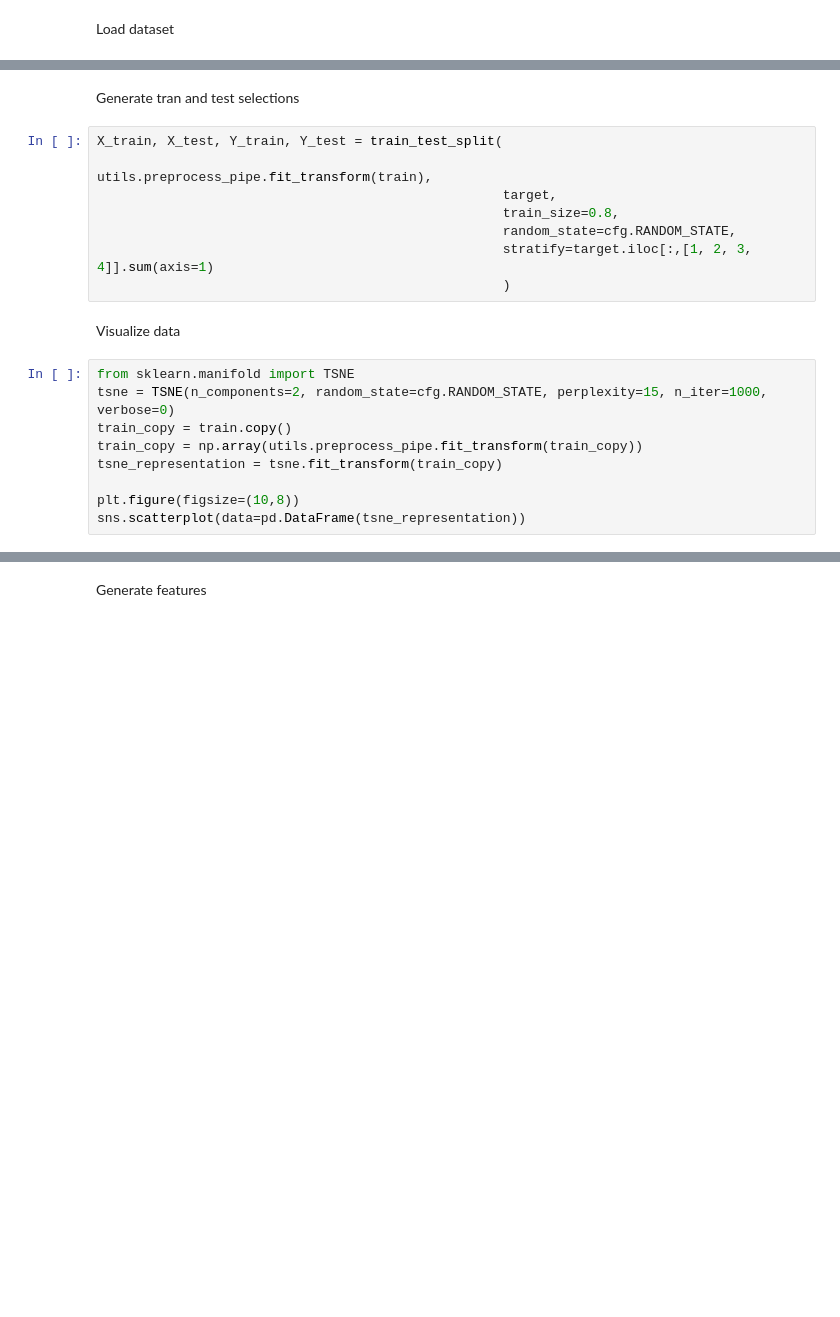
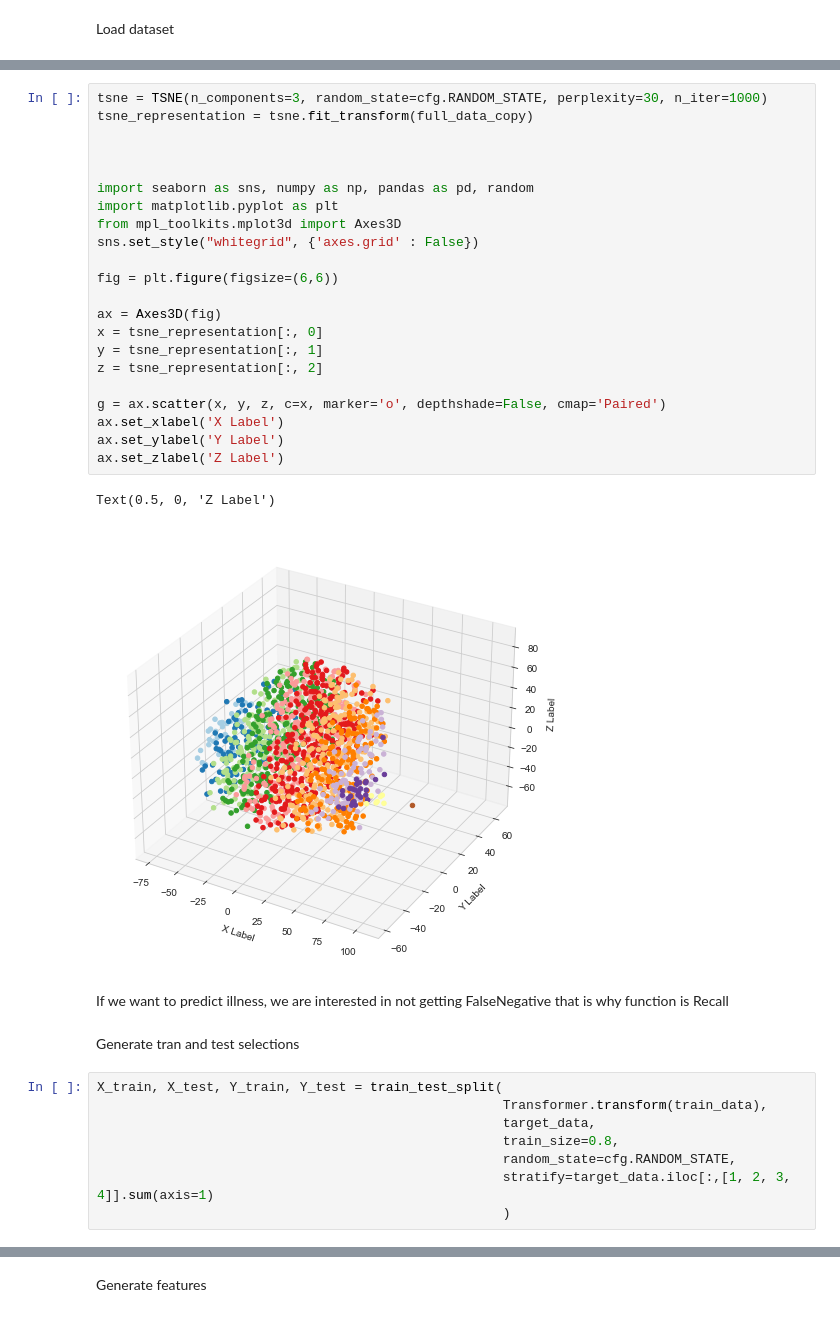
Before and after one commit to Programming-Technology-ALG/class_ml_lab1, a Jupyter notebook: notebooks/main.ipynb, the cells around one changed output, grey strips where cells are left out. Cells and saved outputs as stored; diff of their text form; blank space fills up the shorter version.

```diff
--- a/notebooks/main.ipynb
+++ b/notebooks/main.ipynb
@@ -51,21 +75,37 @@ val_target = pd.read_pickle(str(os.getcwd() + "/../data/processed/val_data.pkl")
+# %%
+tsne = TSNE(n_components=3, random_state=cfg.RANDOM_STATE, perplexity=30, n_iter=1000)
+tsne_representation = tsne.fit_transform(full_data_copy)
+
+
+
+import seaborn as sns, numpy as np, pandas as pd, random
+import matplotlib.pyplot as plt
+from mpl_toolkits.mplot3d import Axes3D
+sns.set_style("whitegrid", {'axes.grid' : False})
+
+fig = plt.figure(figsize=(6,6))
+
+ax = Axes3D(fig)
+x = tsne_representation[:, 0]
+y = tsne_representation[:, 1]
+z = tsne_representation[:, 2]
+
+g = ax.scatter(x, y, z, c=x, marker='o', depthshade=False, cmap='Paired')
+ax.set_xlabel('X Label')
+ax.set_ylabel('Y Label')
+ax.set_zlabel('Z Label')
+# %% [output]
+Text(0.5, 0, 'Z Label')
+[figure, added]
+# %% [markdown]
+If we want to predict illness, we are interested in not getting FalseNegative that is why function is Recall
 # %% [markdown]
 Generate tran and test selections
 # %%
 X_train, X_test, Y_train, Y_test = train_test_split(
-                                                    utils.preprocess_pipe.fit_transform(train),
-                                                    target,
+                                                    Transformer.transform(train_data),
+                                                    target_data,
                                                     train_size=0.8,
                                                     random_state=cfg.RANDOM_STATE,
-                                                    stratify=target.iloc[:,[1, 2, 3, 4]].sum(axis=1)
+                                                    stratify=target_data.iloc[:,[1, 2, 3, 4]].sum(axis=1)
                                                     )
-# %% [markdown]
-Visualize data
-# %%
-from sklearn.manifold import TSNE
-tsne = TSNE(n_components=2, random_state=cfg.RANDOM_STATE, perplexity=15, n_iter=1000, verbose=0)
-train_copy = train.copy()
-train_copy = np.array(utils.preprocess_pipe.fit_transform(train_copy))
-tsne_representation = tsne.fit_transform(train_copy)
-
-plt.figure(figsize=(10,8))
-sns.scatterplot(data=pd.DataFrame(tsne_representation))
```
Also changed, not shown: parts of 11 cells of this notebook, 1 other file.
